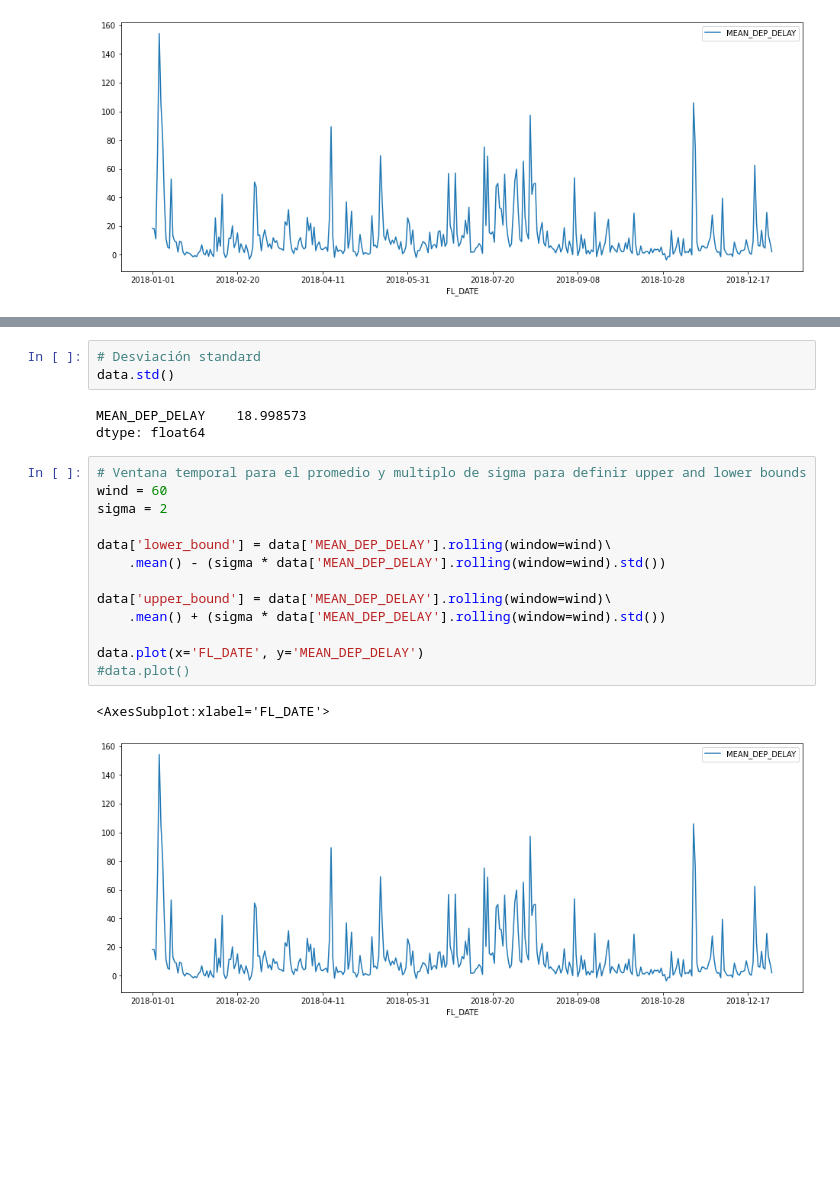
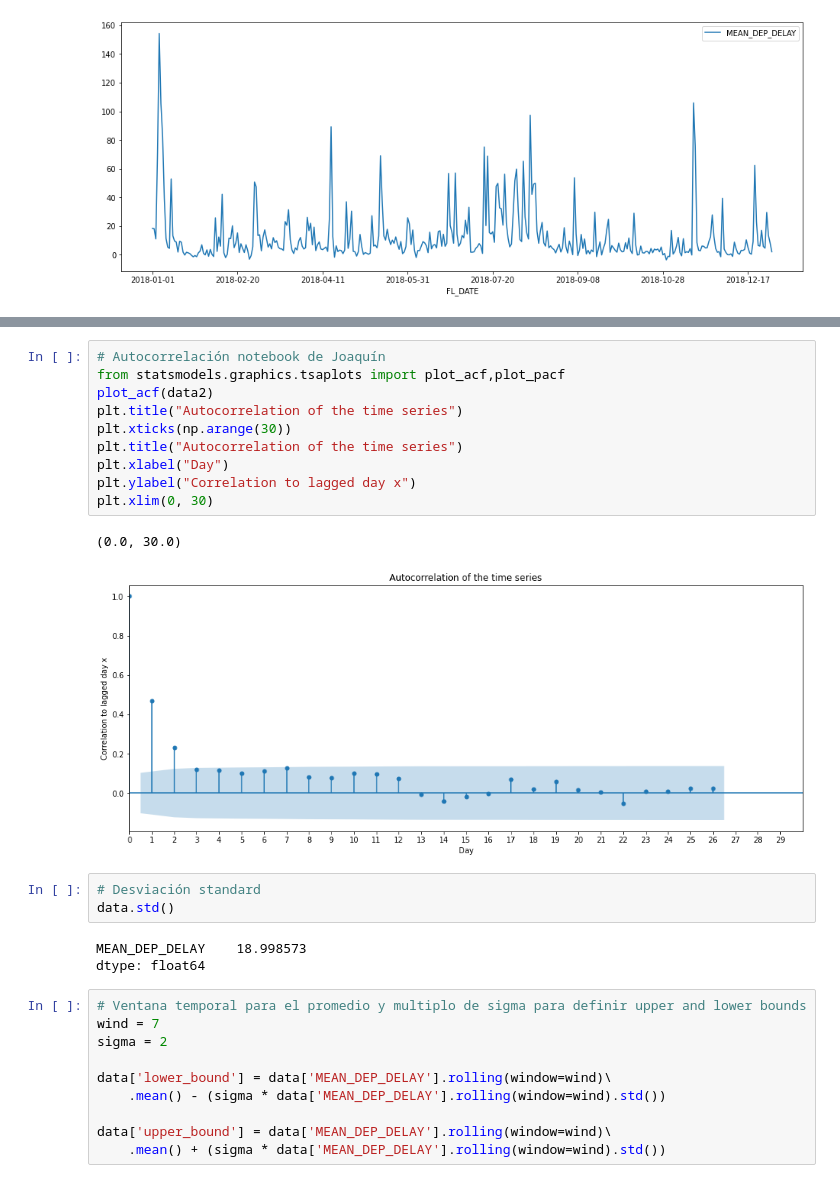
Before and after one commit to jdanussi/airflow-ml, a Jupyter notebook: notebooks/ML_EstadisticaDescriptiva.ipynb, the cells around one changed output, grey strips where cells are left out. Cells and saved outputs as stored; diff of their text form; blank space fills up the shorter version.

Commit message:
Modificación de notebooks

```diff
--- a/notebooks/ML_EstadisticaDescriptiva.ipynb
+++ b/notebooks/ML_EstadisticaDescriptiva.ipynb
@@ -290,3 +232,16 @@ data.plot(x='FL_DATE', y='MEAN_DEP_DELAY')
+# %%
+# Autocorrelación notebook de Joaquín
+from statsmodels.graphics.tsaplots import plot_acf,plot_pacf
+plot_acf(data2)
+plt.title("Autocorrelation of the time series")
+plt.xticks(np.arange(30))
+plt.title("Autocorrelation of the time series")
+plt.xlabel("Day")
+plt.ylabel("Correlation to lagged day x")
+plt.xlim(0, 30)
+# %% [output]
+(0.0, 30.0)
+[figure, added]
 # %%
 # Desviación standard
 data.std()
@@ -295,7 +250,7 @@ MEAN_DEP_DELAY    18.998573
 dtype: float64
 # %%
 # Ventana temporal para el promedio y multiplo de sigma para definir upper and lower bounds
-wind = 60
+wind = 7
 sigma = 2
 
 data['lower_bound'] = data['MEAN_DEP_DELAY'].rolling(window=wind)\
@@ -303,9 +258,3 @@ data['lower_bound'] = data['MEAN_DEP_DELAY'].rolling(window=wind)\
 
 data['upper_bound'] = data['MEAN_DEP_DELAY'].rolling(window=wind)\
     .mean() + (sigma * data['MEAN_DEP_DELAY'].rolling(window=wind).std())
-
-data.plot(x='FL_DATE', y='MEAN_DEP_DELAY')
-#data.plot()
-# %% [output]
-<AxesSubplot:xlabel='FL_DATE'>
-[figure, removed]
```
Also changed, not shown: parts of 25 cells of this notebook, 1 other file.
